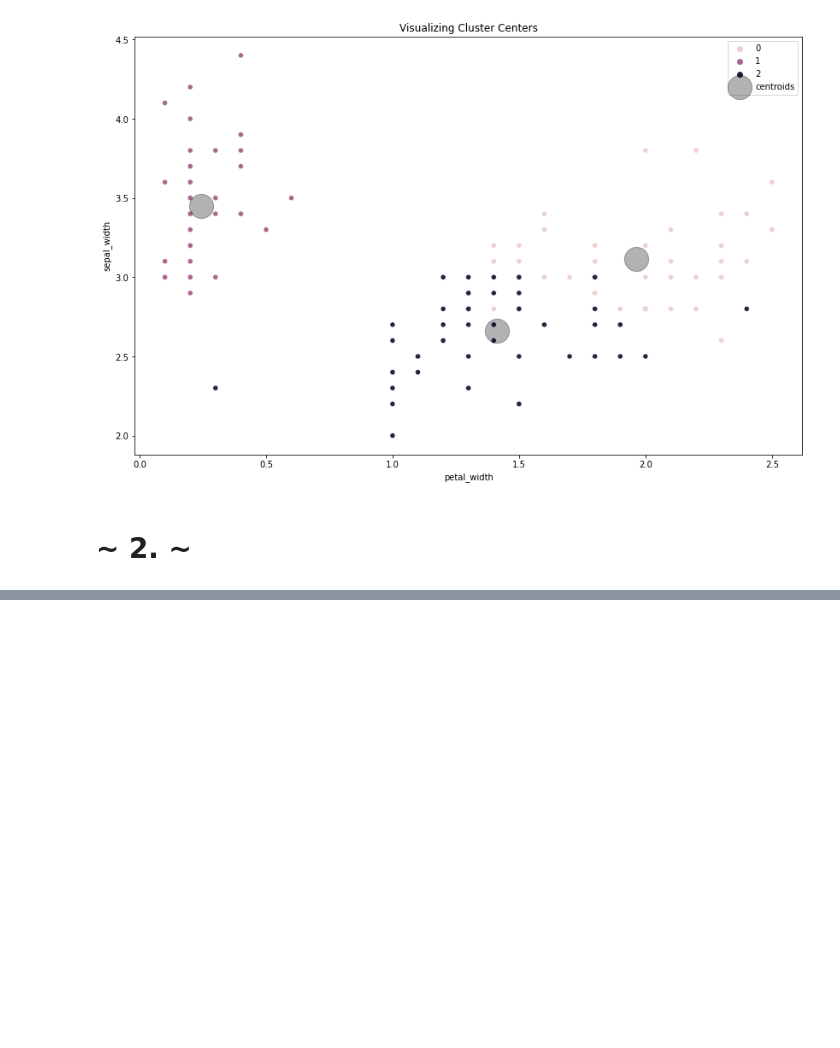
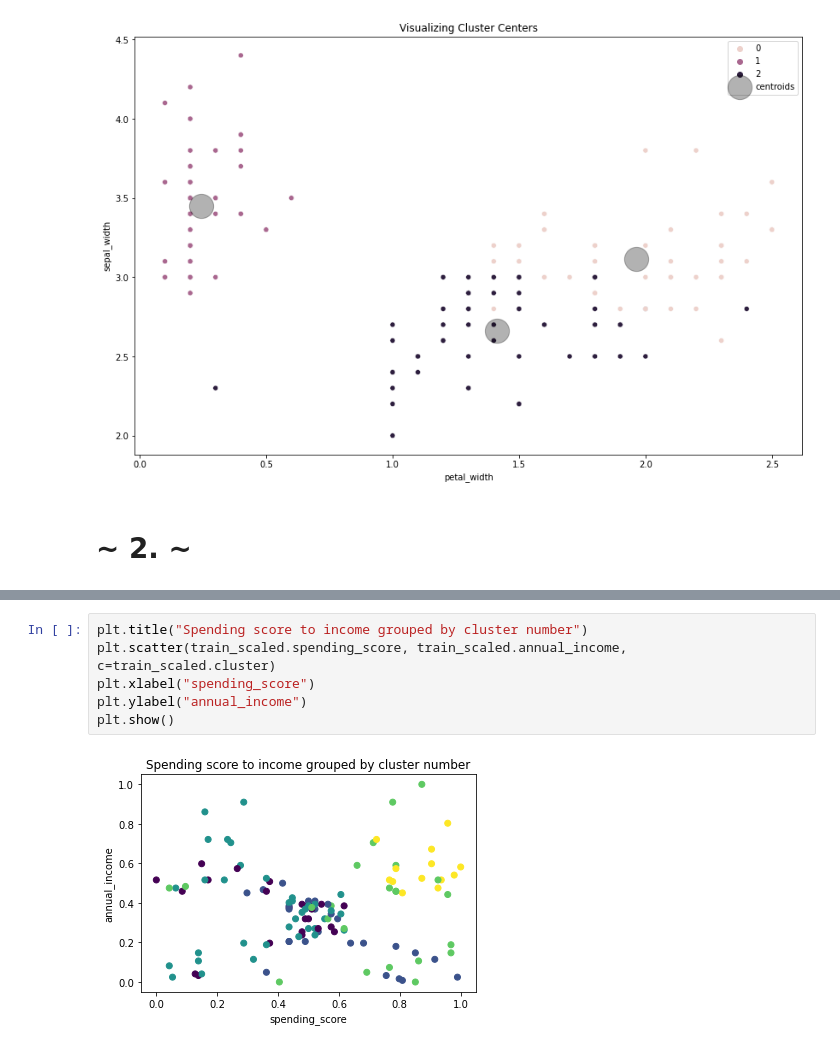
Before and after one commit to joann-balraj/clustering_exercises, a Jupyter notebook: modeling.ipynb, the cells around one changed output, grey strips where cells are left out. Saved outputs shown, nothing was run; the diff lists cells and outputs as text; blank space fills up the shorter version.

```diff
--- a/modeling.ipynb
+++ b/modeling.ipynb
@@ -421,0 +490,8 @@ NameError: name 'train_test_split' is not defined
+# %%
+plt.title("Spending score to income grouped by cluster number")
+plt.scatter(train_scaled.spending_score, train_scaled.annual_income, c=train_scaled.cluster)
+plt.xlabel("spending_score")
+plt.ylabel("annual_income")
+plt.show()
+# %% [output]
+[figure, added]
```
Also changed, not shown: parts of 30 cells of this notebook, 6 other files.
